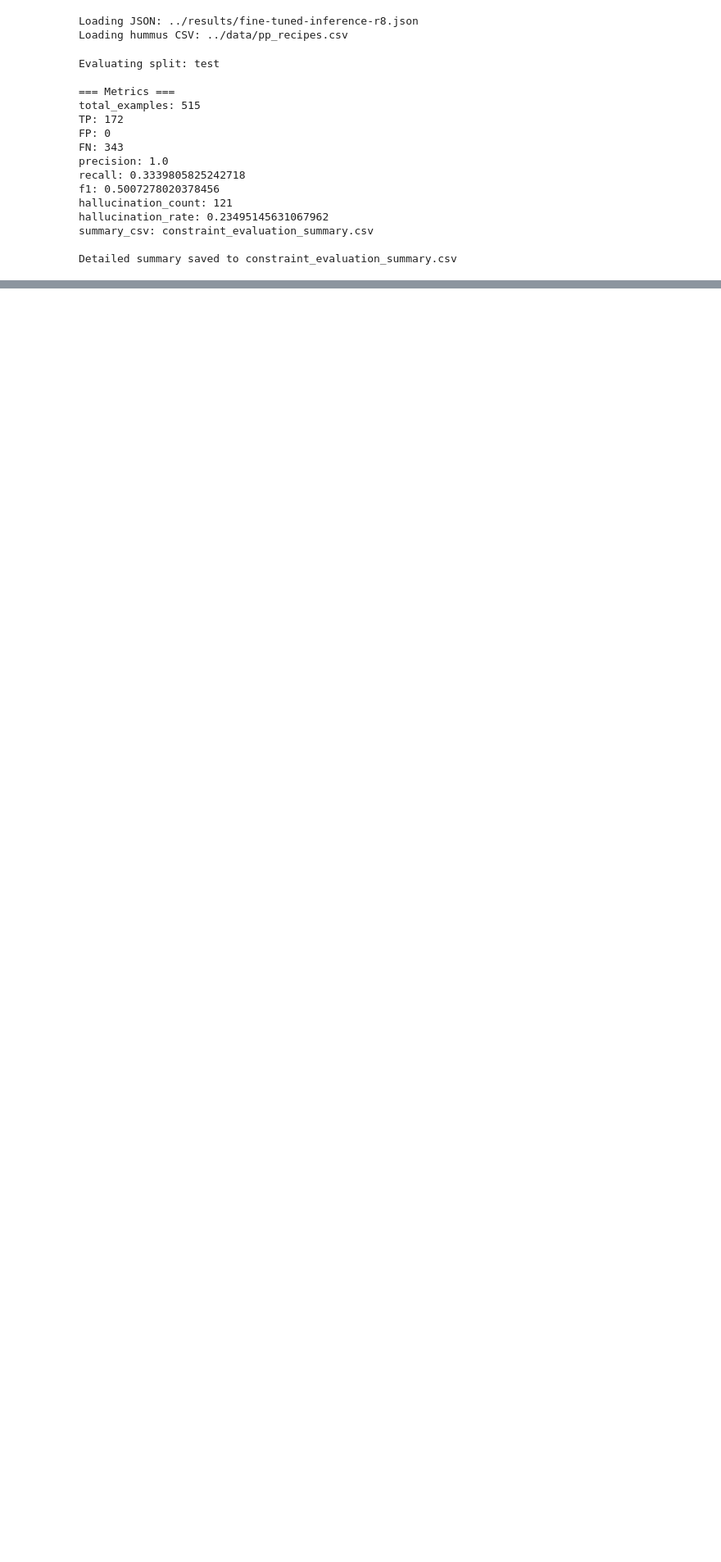
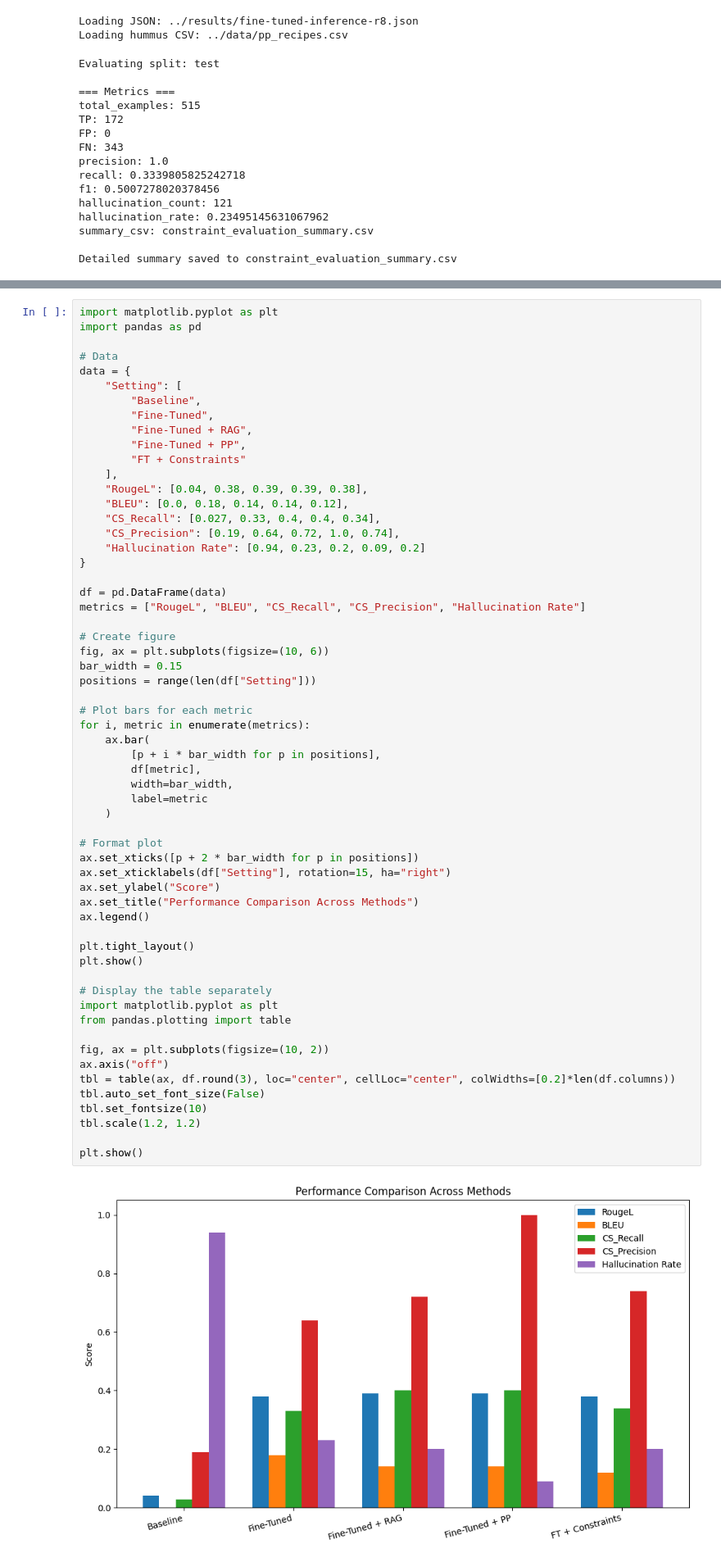
Before and after one commit to Azimi2kht/recipe-recom, a Jupyter notebook: source/4-evaluate.ipynb, the cells around one changed output, grey strips where cells are left out. Shown at 82% size. Cells and saved outputs as stored; diff of their text form; blank space fills up the shorter version.

```diff
--- a/source/4-evaluate.ipynb
+++ b/source/4-evaluate.ipynb
@@ -1234,0 +3499,61 @@ Detailed summary saved to constraint_evaluation_summary.csv
+# %%
+import matplotlib.pyplot as plt
+import pandas as pd
+
+# Data
+data = {
+    "Setting": [
+        "Baseline",
+        "Fine-Tuned",
+        "Fine-Tuned + RAG",
+        "Fine-Tuned + PP",
+        "FT + Constraints"
+    ],
+    "RougeL": [0.04, 0.38, 0.39, 0.39, 0.38],
+    "BLEU": [0.0, 0.18, 0.14, 0.14, 0.12],
+    "CS_Recall": [0.027, 0.33, 0.4, 0.4, 0.34],
+    "CS_Precision": [0.19, 0.64, 0.72, 1.0, 0.74],
+    "Hallucination Rate": [0.94, 0.23, 0.2, 0.09, 0.2]
+}
+
+df = pd.DataFrame(data)
+metrics = ["RougeL", "BLEU", "CS_Recall", "CS_Precision", "Hallucination Rate"]
+
+# Create figure
+fig, ax = plt.subplots(figsize=(10, 6))
+bar_width = 0.15
+positions = range(len(df["Setting"]))
+
+# Plot bars for each metric
+for i, metric in enumerate(metrics):
+    ax.bar(
+        [p + i * bar_width for p in positions],
+        df[metric],
+        width=bar_width,
+        label=metric
+    )
+
+# Format plot
+ax.set_xticks([p + 2 * bar_width for p in positions])
+ax.set_xticklabels(df["Setting"], rotation=15, ha="right")
+ax.set_ylabel("Score")
+ax.set_title("Performance Comparison Across Methods")
+ax.legend()
+
+plt.tight_layout()
+plt.show()
+
+# Display the table separately
+import matplotlib.pyplot as plt
+from pandas.plotting import table
+
+fig, ax = plt.subplots(figsize=(10, 2))
+ax.axis("off")
+tbl = table(ax, df.round(3), loc="center", cellLoc="center", colWidths=[0.2]*len(df.columns))
+tbl.auto_set_font_size(False)
+tbl.set_fontsize(10)
+tbl.scale(1.2, 1.2)
+
+plt.show()
+# %% [output]
+[figure, added]
```
Also changed, not shown: parts of 13 cells of this notebook, 4 other files.
